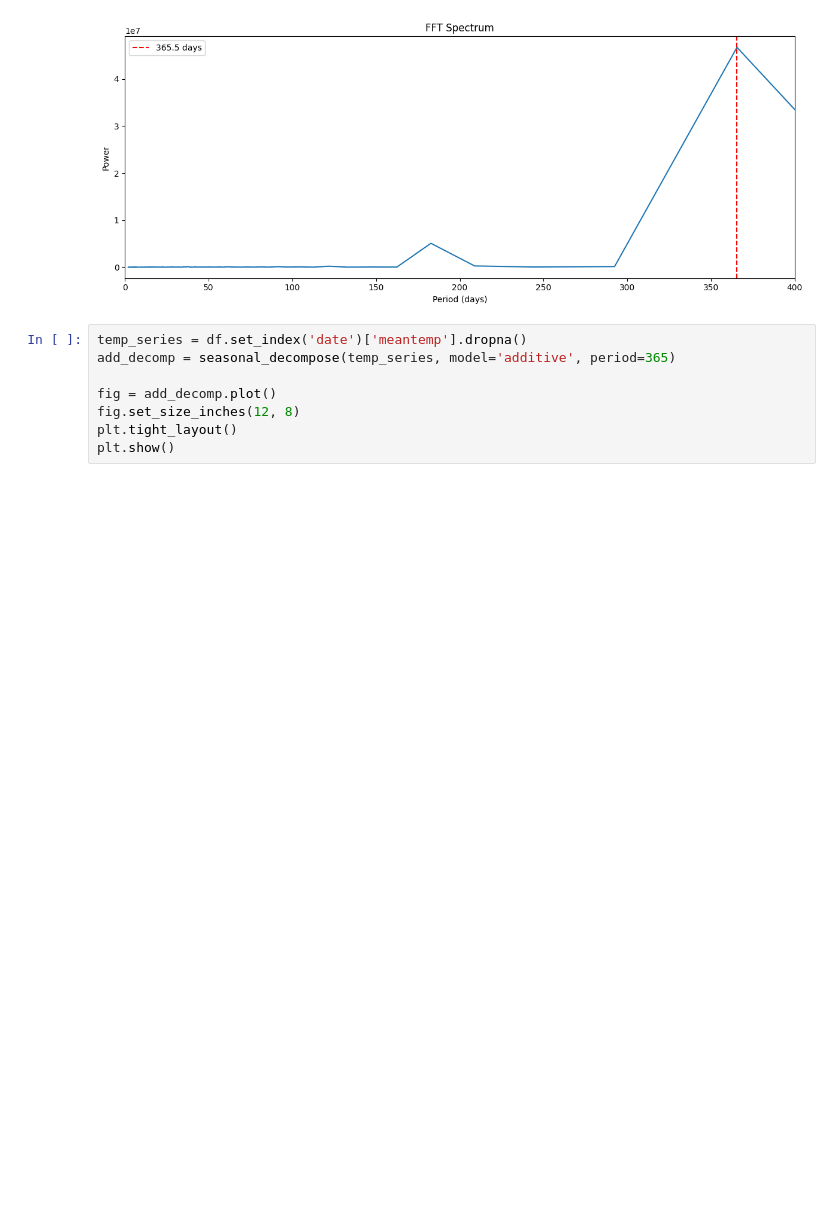
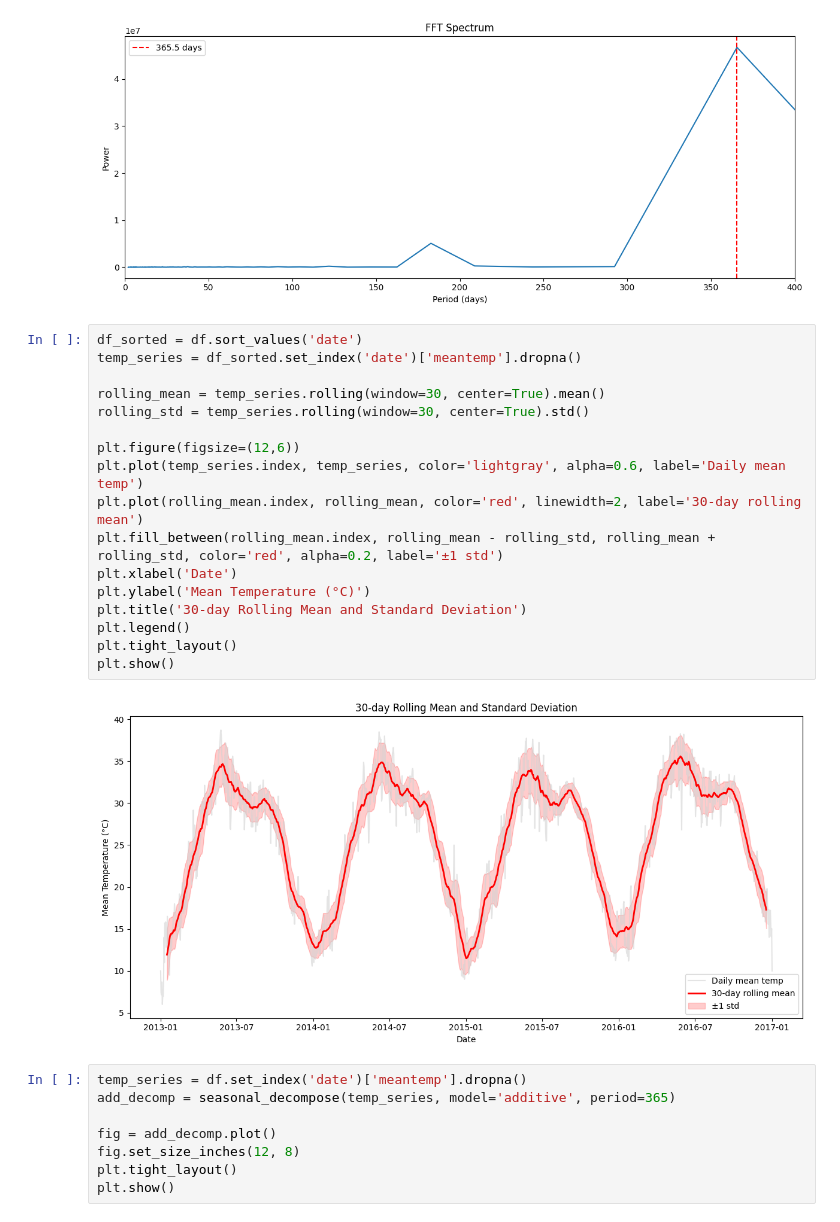
Before and after one commit to devank-k/Internship, a Jupyter notebook: Week_1/Assignment_1.ipynb, the cells around one changed output. Cells and saved outputs as stored; diff of their text form; blank space fills up the shorter version.

```diff
--- a/Week_1/Assignment_1.ipynb
+++ b/Week_1/Assignment_1.ipynb
@@ -102,6 +151,25 @@ plt.show()
 # %% [output]
 Dominant period: 365.50 days
 [figure]
+# %%
+df_sorted = df.sort_values('date')
+temp_series = df_sorted.set_index('date')['meantemp'].dropna()
+
+rolling_mean = temp_series.rolling(window=30, center=True).mean()
+rolling_std = temp_series.rolling(window=30, center=True).std()
+
+plt.figure(figsize=(12,6))
+plt.plot(temp_series.index, temp_series, color='lightgray', alpha=0.6, label='Daily mean temp')
+plt.plot(rolling_mean.index, rolling_mean, color='red', linewidth=2, label='30-day rolling mean')
+plt.fill_between(rolling_mean.index, rolling_mean - rolling_std, rolling_mean + rolling_std, color='red', alpha=0.2, label='±1 std')
+plt.xlabel('Date')
+plt.ylabel('Mean Temperature (°C)')
+plt.title('30-day Rolling Mean and Standard Deviation')
+plt.legend()
+plt.tight_layout()
+plt.show()
+# %% [output]
+[figure, added]
 # %%
 temp_series = df.set_index('date')['meantemp'].dropna()
 add_decomp = seasonal_decompose(temp_series, model='additive', period=365)
```
Also changed, not shown: parts of 8 cells of this notebook.
